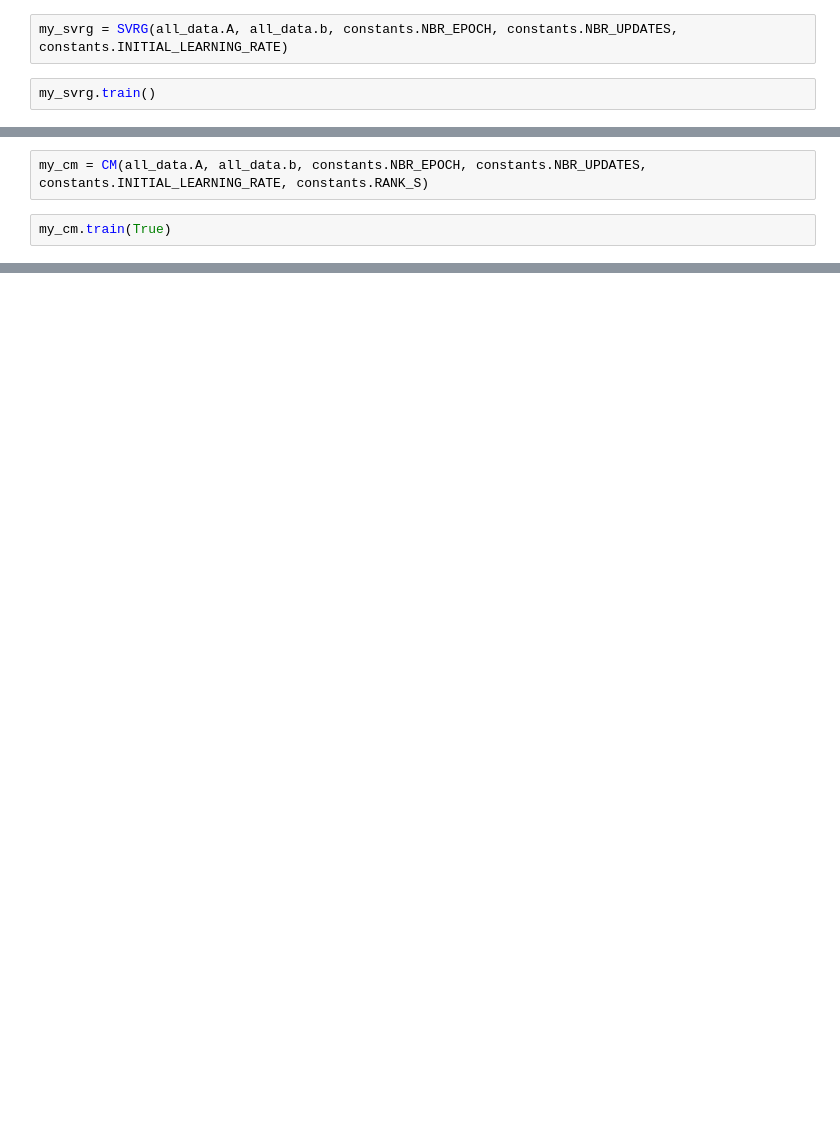
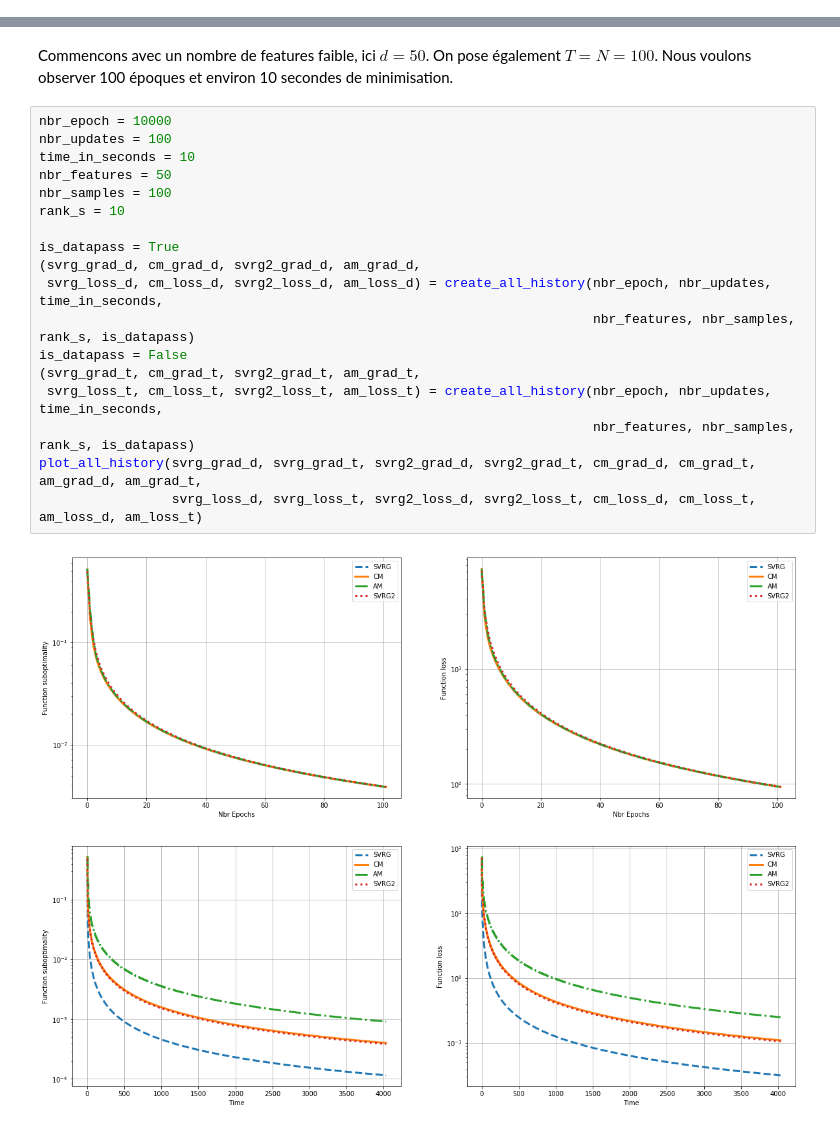
Before and after one commit to QuentinSpalla/sto_opt_svrg, a Jupyter notebook: main.ipynb, the cells around one changed output, grey strips where cells are left out. Saved outputs shown, nothing was run; the diff lists cells and outputs as text; blank space fills up the shorter version.

```diff
--- a/main.ipynb
+++ b/main.ipynb
@@ -12,4 +0,0 @@ all_data = AllData(constants.NBR_SAMPLES, constants.NBR_FEATURES)
-# %%
-my_svrg = SVRG(all_data.A, all_data.b, constants.NBR_EPOCH, constants.NBR_UPDATES, constants.INITIAL_LEARNING_RATE)
-# %%
-my_svrg.train()
@@ -43,4 +0,0 @@ plt.show()
-# %%
-my_cm = CM(all_data.A, all_data.b, constants.NBR_EPOCH, constants.NBR_UPDATES, constants.INITIAL_LEARNING_RATE, constants.RANK_S)
-# %%
-my_cm.train(True)
@@ -103,0 +258,22 @@ mat_mul_jit(aa, )
+# %% [markdown]
+Commencons avec un nombre de features faible, ici $d=50$. On pose également $T=N=100$. Nous voulons observer 100 époques et environ 10 secondes de minimisation.
+# %%
+nbr_epoch = 10000
+nbr_updates = 100
+time_in_seconds = 10
+nbr_features = 50
+nbr_samples = 100
+rank_s = 10
+
+is_datapass = True
+(svrg_grad_d, cm_grad_d, svrg2_grad_d, am_grad_d,
+ svrg_loss_d, cm_loss_d, svrg2_loss_d, am_loss_d) = create_all_history(nbr_epoch, nbr_updates, time_in_seconds,
+                                                                       nbr_features, nbr_samples, rank_s, is_datapass)
+is_datapass = False
+(svrg_grad_t, cm_grad_t, svrg2_grad_t, am_grad_t,
+ svrg_loss_t, cm_loss_t, svrg2_loss_t, am_loss_t) = create_all_history(nbr_epoch, nbr_updates, time_in_seconds,
+                                                                       nbr_features, nbr_samples, rank_s, is_datapass)
+plot_all_history(svrg_grad_d, svrg_grad_t, svrg2_grad_d, svrg2_grad_t, cm_grad_d, cm_grad_t, am_grad_d, am_grad_t,
+                 svrg_loss_d, svrg_loss_t, svrg2_loss_d, svrg2_loss_t, cm_loss_d, cm_loss_t, am_loss_d, am_loss_t)
+# %% [output]
+[figure, added]
```
Also changed, not shown: parts of 55 cells of this notebook, 5 other files.
